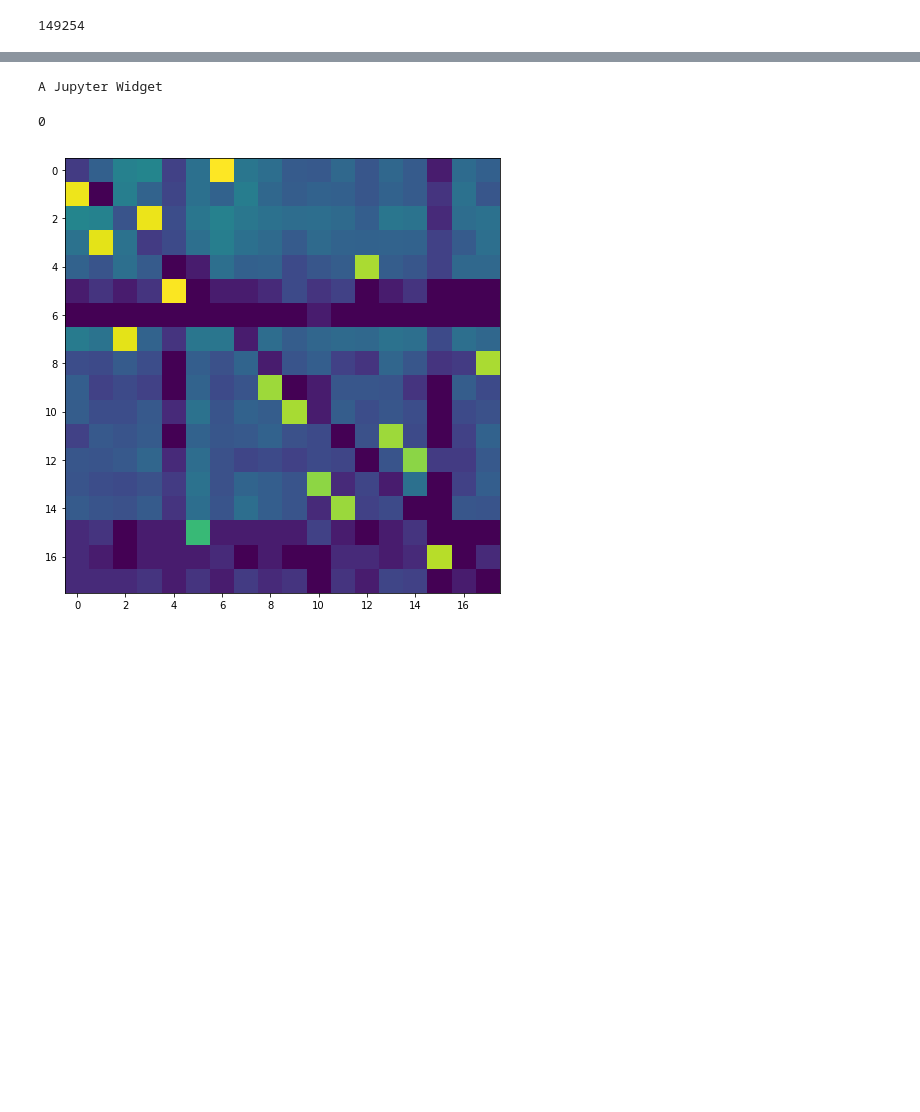
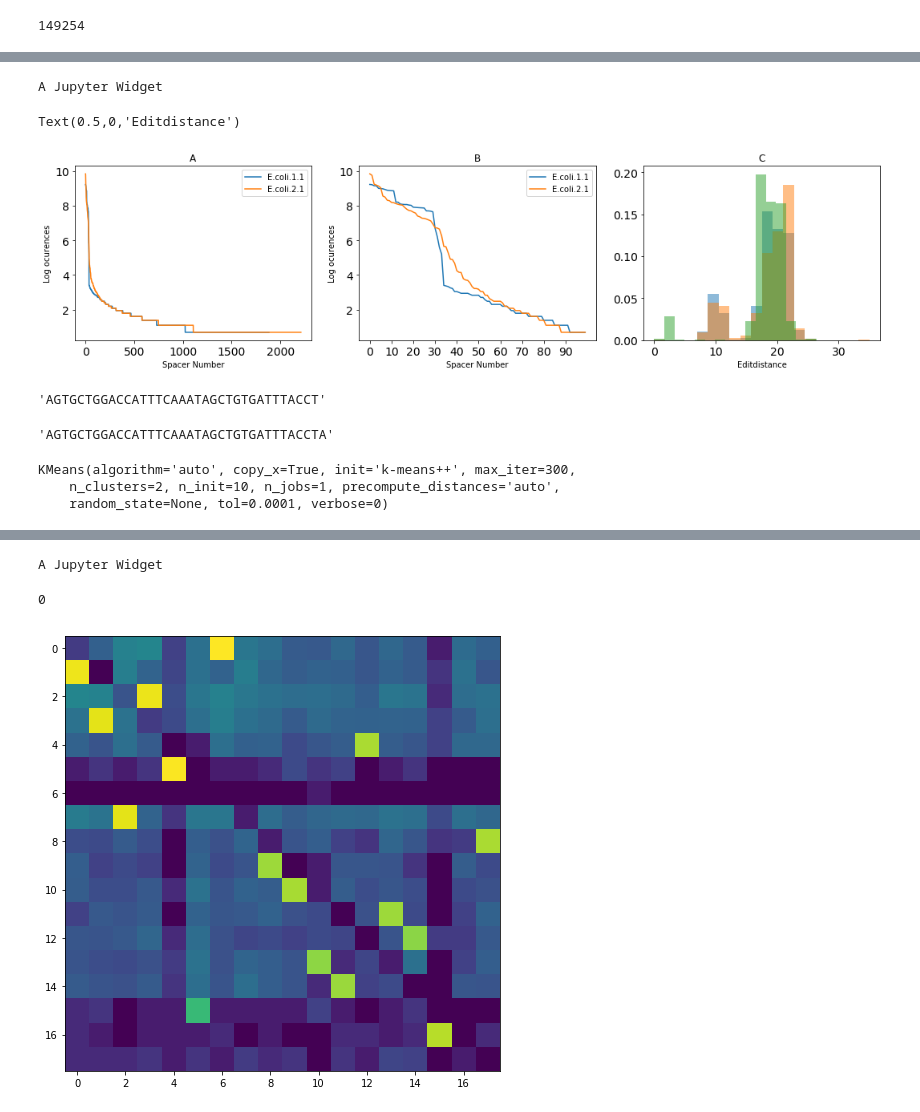
Before and after one commit to rykachevskiy/CRISPR, a Jupyter notebook: Hierarcical/hierarcical-pipeline.ipynb, the cells around one changed output, grey strips where cells are left out. Cells and saved outputs as stored; diff of their text form; code cells hidden in the pictures; blank space fills up the shorter version.

```diff
--- a/Hierarcical/hierarcical-pipeline.ipynb
+++ b/Hierarcical/hierarcical-pipeline.ipynb
@@ -140,0 +147,47 @@ len(pairs)
+# %%
+#plt.figure(figsize = (10, 5))
+f, (ax1, ax2, ax3) = plt.subplots(1,3,figsize = (18,4))#, sharey = True)
+
+
+ax1.plot(sorted(np.log(counts_ES1 + 1))[::-1], label = 'E.coli.1.1')
+ax1.plot(sorted(np.log(counts + 1))[::-1], label = 'E.coli.2.1')
+
+
+ax2.plot(sorted(np.log(counts_ES1 + 1)[:100])[::-1], label = 'E.coli.1.1')
+ax2.plot(sorted(np.log(counts + 1)[:100])[::-1], label = 'E.coli.2.1')
+#ax2.tick_params()
+
+plt.sca(ax2)
+_ = plt.xticks(np.arange(0, 100, 10))
+plt.xlabel("Spacer Number")
+plt.ylabel("Log ocurences")
+plt.legend()
+plt.title("B")
+plt.tick_params(labelsize = 14)
+
+plt.sca(ax1)
+#_ = plt.xticks(np.arange(0, 100, 5))
+plt.xlabel("Spacer Number")
+plt.ylabel("Log ocurences")
+plt.legend()
+plt.title("A")
+plt.tick_params(labelsize = 14)
+
+plt.sca(ax3)
+for i in tqdm_notebook(range(87, 90)):
+    _ = plt.hist([ed.eval(x, u_lines[i]) for x in u_lines], bins = 20, alpha = 0.5, normed=1)
+plt.tick_params(labelsize = 14)
+plt.title("C")
+plt.xlabel("Editdistance")
+# %% [output]
+A Jupyter Widget
+Text(0.5,0,'Editdistance')
+[figure, added]
+# %%
+u_lines[87]
+# %% [output]
+'AGTGCTGGACCATTTCAAATAGCTGTGATTTACCT'
+# %%
+u_lines[88]
+# %% [output]
+'AGTGCTGGACCATTTCAAATAGCTGTGATTTACCTA'
@@ -140,0 +198,7 @@ len(pairs)
+# %%
+km = KMeans(2)
+km.fit(np.array(lens_0).reshape(-1,1))
+# %% [output]
+KMeans(algorithm='auto', copy_x=True, init='k-means++', max_iter=300,
+    n_clusters=2, n_init=10, n_jobs=1, precompute_distances='auto',
+    random_state=None, tol=0.0001, verbose=0)
```
Also changed, not shown: parts of 13 cells of this notebook, 4 other files.
